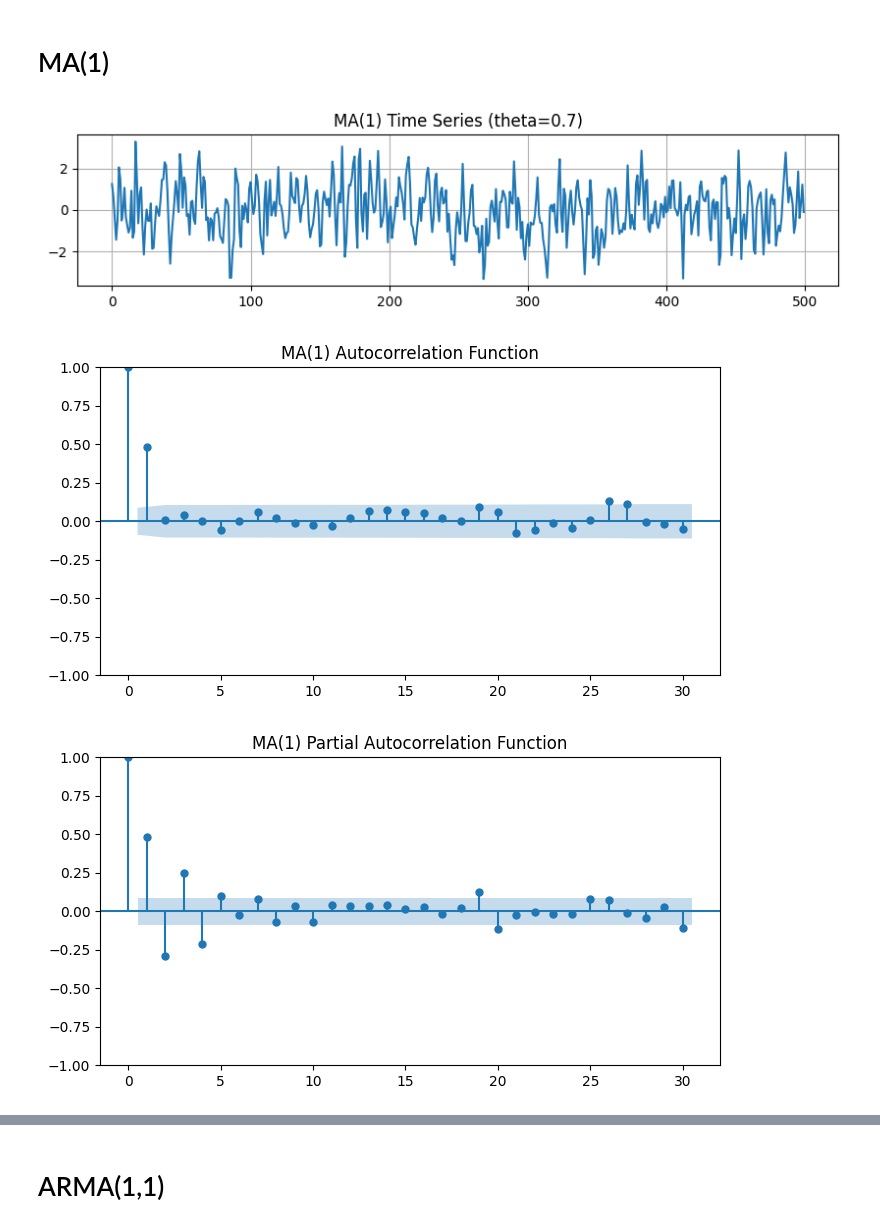
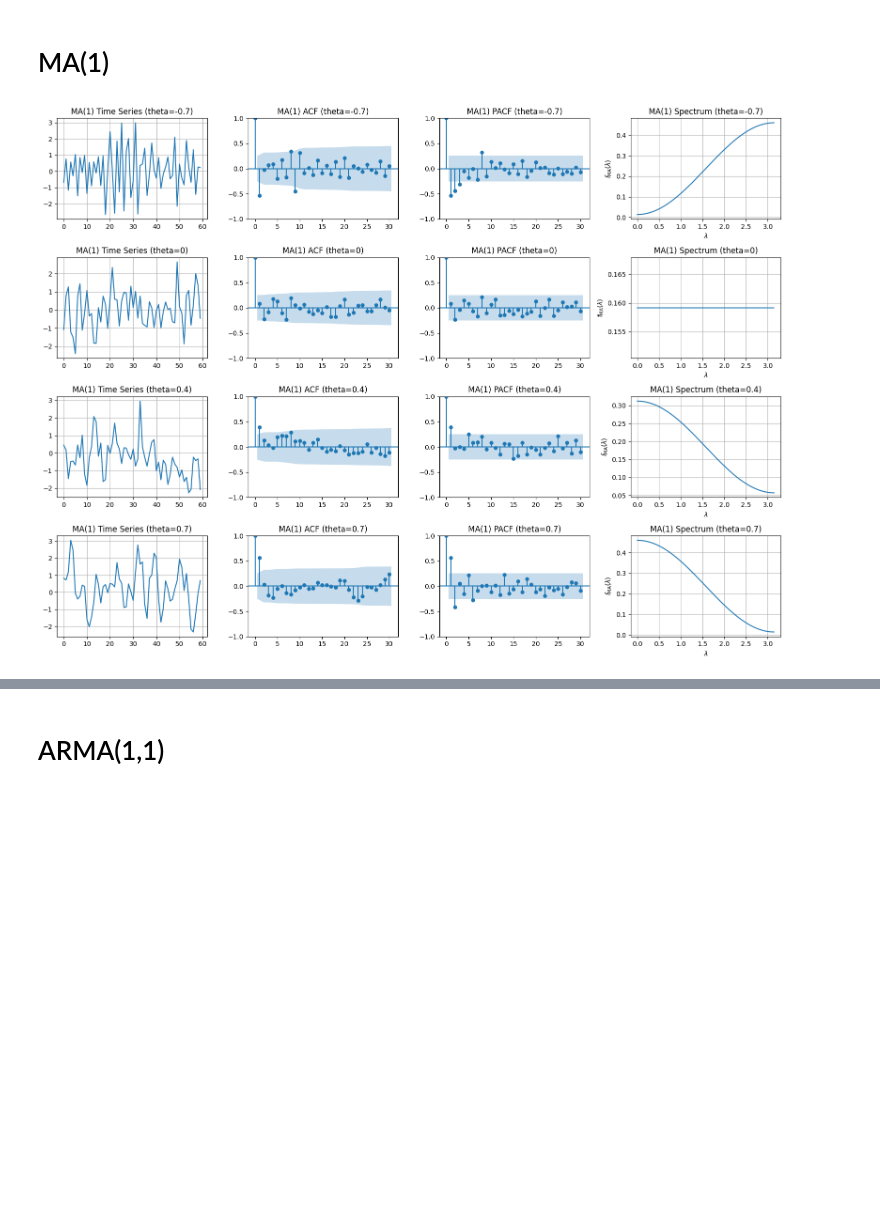
Before and after one commit to WE1CH-KAZU/statistic_certificate_grade1semi, a Jupyter notebook: grade1semi_WB/chapter_27/graphs.ipynb, the cells around one changed output, grey strips where cells are left out. Saved outputs shown, nothing was run; the diff lists cells and outputs as text; code cells hidden in the pictures; blank space fills up the shorter version.

```diff
--- a/grade1semi_WB/chapter_27/graphs.ipynb
+++ b/grade1semi_WB/chapter_27/graphs.ipynb
@@ -73,10 +108,20 @@ n_samples = 500  # サンプル数
 # %% [markdown]
 # AR(1)
 # %%
-# AR(1) モデルのプロット
-ar1_series = generate_ar1(phi=0.7, n=n_samples)
-plot_time_series(ar1_series, 'AR(1) Time Series (phi=0.7)')
-plot_acf(ar1_series, lags=30, title='AR(1) Autocorrelation Function')
-plot_pacf(ar1_series, lags=30, title='AR(1) Partial Autocorrelation Function')
-plot_spectrum(ar1_series, title='AR(1) Power Spectrum')
+# AR(1) モデルの可視化
+fig, axes = plt.subplots(len(phis), 4, figsize=(16, 12))  # 4列に分割したサブプロット
+
+for i, phi in enumerate(phis):
+    # AR(1)時系列データ生成
+    ar1_series = generate_ar1(phi=phi, n=n_samples)
+
+    # 各プロット
+    plot_time_series(ar1_series, axes[i, 0], f'AR(1) Time Series (phi={phi})')
+    plot_acf(ar1_series, lags=30, ax=axes[i, 1], title=f'AR(1) ACF (phi={phi})')
+    plot_pacf(ar1_series, lags=30, ax=axes[i, 2], title=f'AR(1) PACF (phi={phi})')
+    plot_spectrum_ar(ar1_series, ax=axes[i, 3], phi=phi)
+
+# グラフを調整して表示
+plt.tight_layout()
+plt.show()
 # %% [output]
@@ -87,13 +129,21 @@ plot_spectrum(ar1_series, title='AR(1) Power Spectrum')
 # %% [markdown]
 # MA(1)
 # %%
-# MA(1) モデルのプロット
-ma1_series = generate_ma1(theta=0.7, n=n_samples)
-plot_time_series(ma1_series, 'MA(1) Time Series (theta=0.7)')
-plot_acf(ma1_series, lags=30, title='MA(1) Autocorrelation Function')
-plot_pacf(ma1_series, lags=30, title='MA(1) Partial Autocorrelation Function')
-plot_spectrum(ma1_series, title='MA(1) Power Spectrum')
+# MA(1) モデルの可視化
+fig, axes = plt.subplots(len(thetas), 4, figsize=(16, 12))  # 4列に分割したサブプロット
+
+for i, theta in enumerate(thetas):
+    # MA(1)時系列データ生成
+    ma1_series = generate_ma1(theta=theta, n=n_samples)
+
+    # 各プロット
+    plot_time_series(ma1_series, axes[i, 0], f'MA(1) Time Series (theta={theta})')
+    plot_acf(ma1_series, lags=30, ax=axes[i, 1], title=f'MA(1) ACF (theta={theta})')
+    plot_pacf(ma1_series, lags=30, ax=axes[i, 2], title=f'MA(1) PACF (theta={theta})')
+    plot_spectrum_ma(ma1_series, ax=axes[i, 3], theta=theta)
+
+# グラフを調整して表示
+plt.tight_layout()
+plt.show()
 # %% [output]
-[figure, old version]
+[figure, new version]
-[figure, removed]
-[figure, removed]
```
Also changed, not shown: parts of 19 cells of this notebook.
